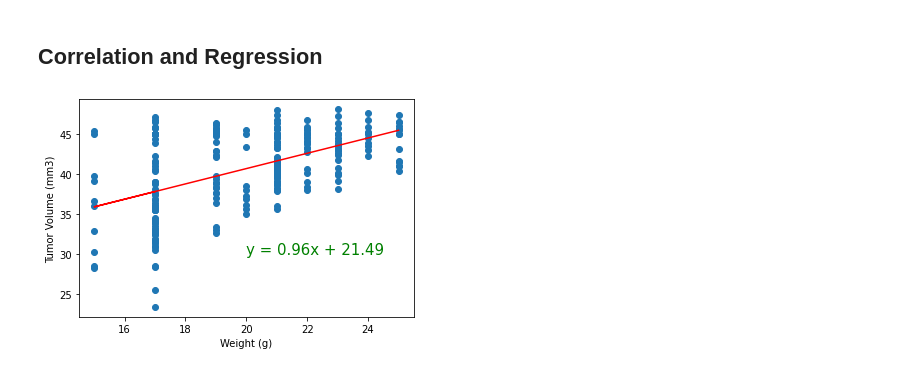
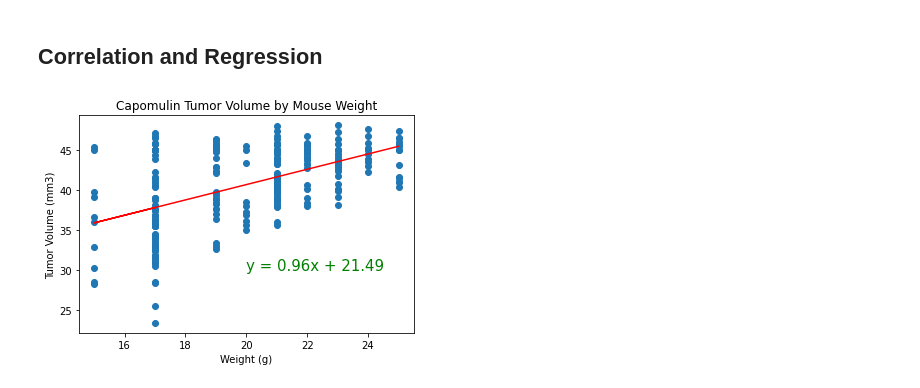
Before and after one commit to sweeneygood/matplotlib-challenge, a Jupyter notebook: pymaceuticals_starter.ipynb, the cells around one changed output. Cells and saved outputs as stored; diff of their text form; code cells hidden in the pictures.

```diff
--- a/pymaceuticals_starter.ipynb
+++ b/pymaceuticals_starter.ipynb
@@ -337,21 +385,22 @@ plt.show()
 # %%
 # Calculate the correlation coefficient and linear regression model
 # for mouse weight and average tumor volume for the Capomulin regimen
 
 x_values = mouse_study_df_capomulin["Weight (g)"]
 y_values = mouse_study_df_capomulin["Tumor Volume (mm3)"]
 
 (slope, intercept, rvalue, pvalue, stderr) = st.linregress(x_values, y_values)
 
 regress_values = x_values * slope + intercept
 line_eq = "y = " + str(round(slope,2)) + "x + " + str(round(intercept,2))
 
 
 plt.scatter(x_values,y_values)
+plt.title("Capomulin Tumor Volume by Mouse Weight")
 plt.plot(x_values,regress_values,"r-")
 plt.annotate(line_eq,(20,30),fontsize=15,color="green")
 plt.xlabel('Weight (g)')
 plt.ylabel('Tumor Volume (mm3)')
 plt.show()
 # %% [output]
-[figure, old version]
+[figure, new version]
```
Also changed, not shown: parts of 14 cells of this notebook.
